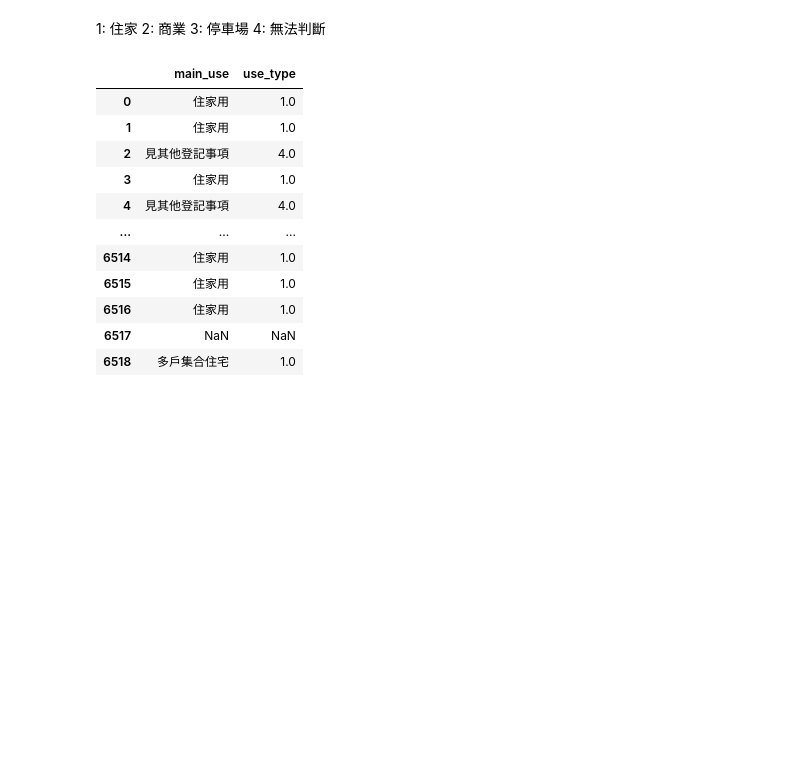
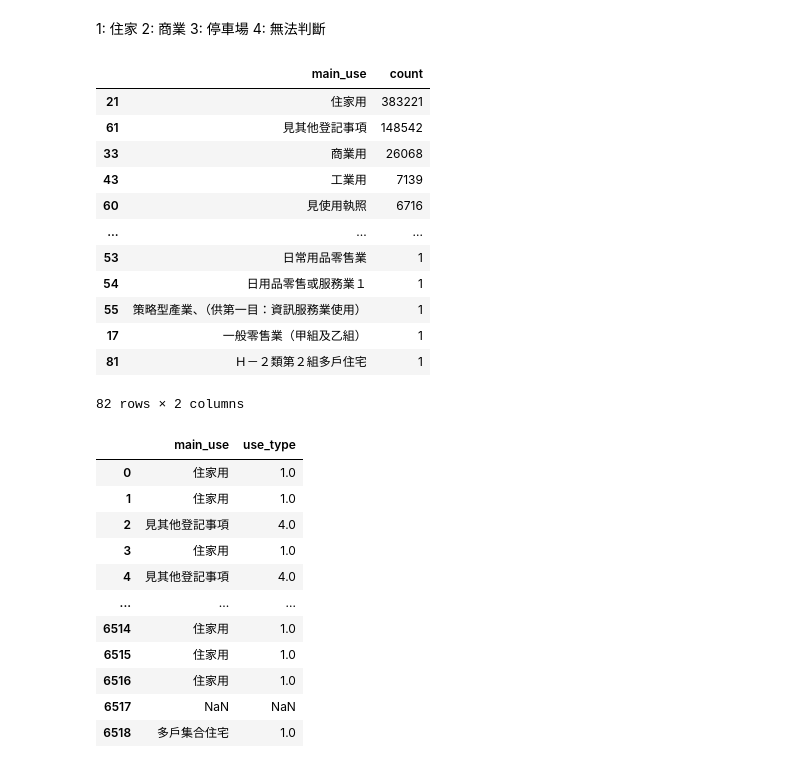
Before and after one commit to CYCCCCC/House_pricing, a Jupyter notebook: house_pricing_eda.ipynb, the cells around one changed output. Drawn from its saved outputs; the diff is of its cells as text; code cells hidden in the pictures; blank space fills up the shorter version.

```diff
--- a/house_pricing_eda.ipynb
+++ b/house_pricing_eda.ipynb
@@ -282,4 +315,6 @@ df.groupby('building_state').size().rename('count').reset_index().sort_values(by
 df['building_state'] = np.where(df['building_state']=='住宅大樓(11層含以上有電梯)', 1,
                                np.where(df['building_state']=='華廈(10層含以下有電梯)', 2,
                                        np.where(df['building_state']=='公寓(5樓含以下無電梯)', 3,
-                                                np.where(df['building_state']=='透天厝', 4, 5))))
+                                                np.where(df['building_state']=='透天厝', 4,
+                                                         np.where(df['building_state']=='套房', 5, 6
+                                                         )))))
@@ -291,5 +328,18 @@ df['building_state'] = np.where(df['building_state']=='住宅大樓(11層含以
 3: 停車場
 4: 無法判斷
 # %%
-# use = df.groupby('main_use').size().rename('count').reset_index().sort_values(by='count', ascending=False)
-# use.to_csv('data/main_use.csv', index=False)
+df.groupby('main_use').size().rename('count').reset_index().sort_values(by='count', ascending=False)
+# %% [output]
+|  | main_use | count |
+| 21 | 住家用 | 383221 |
+| 61 | 見其他登記事項 | 148542 |
+| 33 | 商業用 | 26068 |
+| 43 | 工業用 | 7139 |
+| 60 | 見使用執照 | 6716 |
+| ... | ... | ... |
+| 53 | 日常用品零售業 | 1 |
+| 54 | 日用品零售或服務業１ | 1 |
+| 55 | 策略型產業、（供第一目：資訊服務業使用） | 1 |
+| 17 | 一般零售業（甲組及乙組） | 1 |
+| 81 | Ｈ－２類第２組多戶住宅 | 1 |
+82 rows × 2 columns
```
Also changed, not shown: parts of 25 cells of this notebook, 3 other files.
